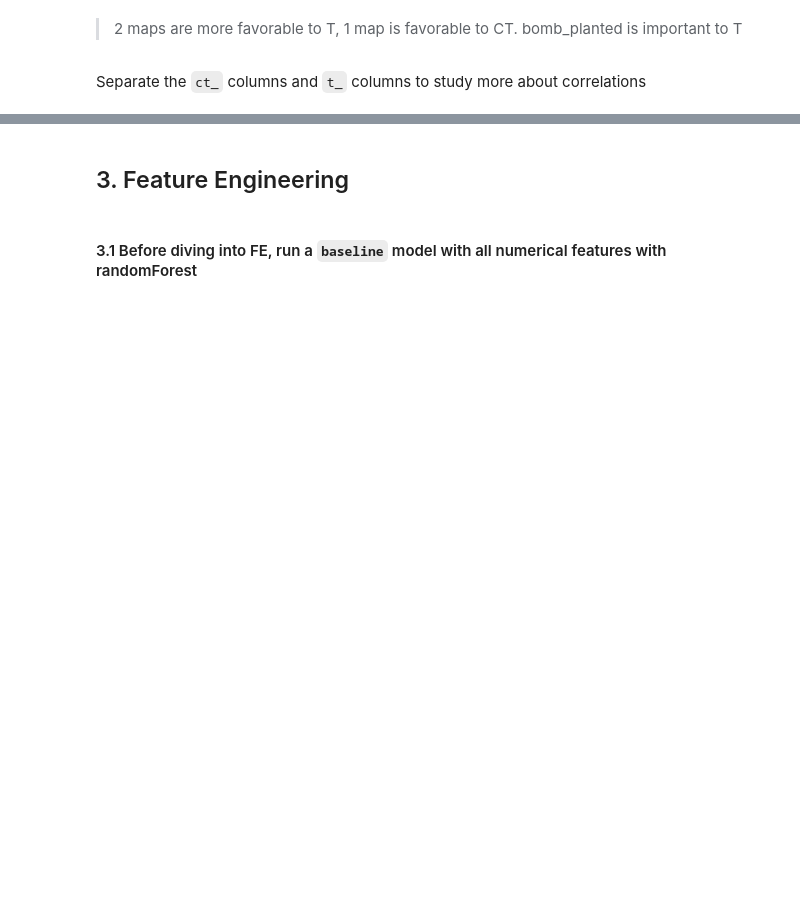
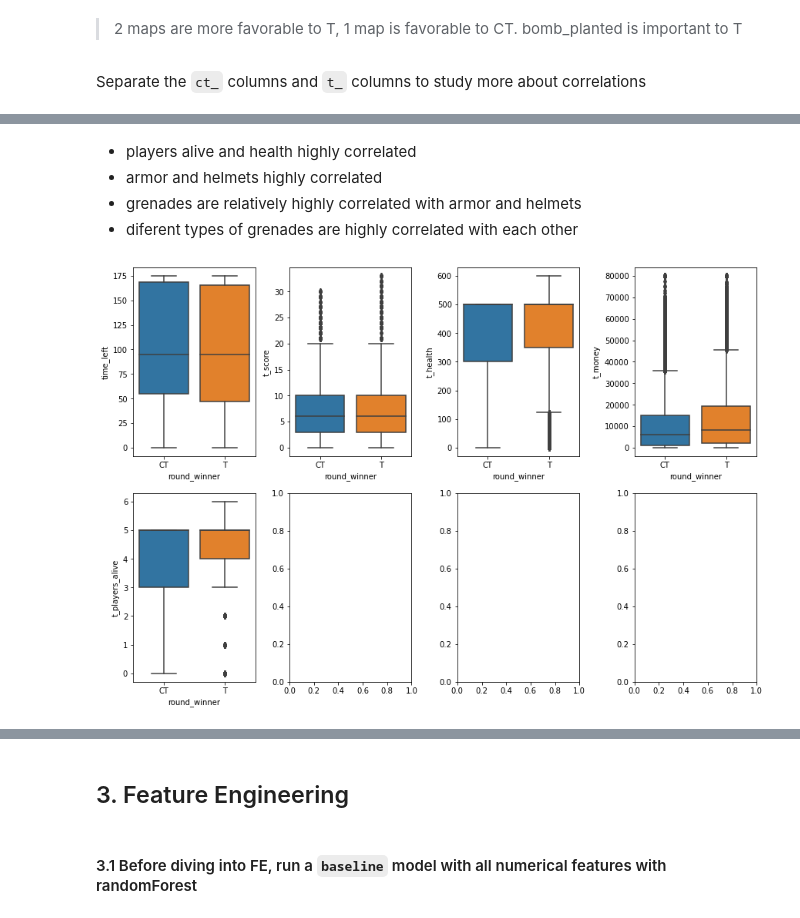
Before and after one commit to Saralytics/CS_GO_winner_prediction, a Jupyter notebook: FightTerrorism.ipynb, the cells around one changed output, grey strips where cells are left out. Cells and saved outputs as stored; diff of their text form; code cells hidden in the pictures; blank space fills up the shorter version.

```diff
--- a/FightTerrorism.ipynb
+++ b/FightTerrorism.ipynb
@@ -166,0 +189,27 @@ t = []
+# %% [markdown]
+- players alive and health highly correlated
+- armor and helmets highly correlated
+- grenades are relatively highly correlated with armor and helmets
+- diferent types of grenades are highly correlated with each other
+# %%
+feature_ls = ['time_left','t_score','t_health','t_money','t_players_alive']
+
+num_plots = len(feature_ls)
+num_cols = 4
+num_rows = num_plots // num_cols + 1
+
+fig, axs = plt.subplots(num_rows, num_cols, constrained_layout=True)
+fig.set_size_inches(12, 8)
+
+for subplot, feature in enumerate(feature_ls):
+    p_row, p_col = subplot // num_cols, subplot % num_cols
+    sns.boxplot(
+        data=df,
+        x='round_winner',
+        y=feature,
+        ax=axs[p_row][p_col],
+    )
+
+plt.show()
+# %% [output]
+[figure, added]
```
Also changed, not shown: parts of 10 cells of this notebook.
